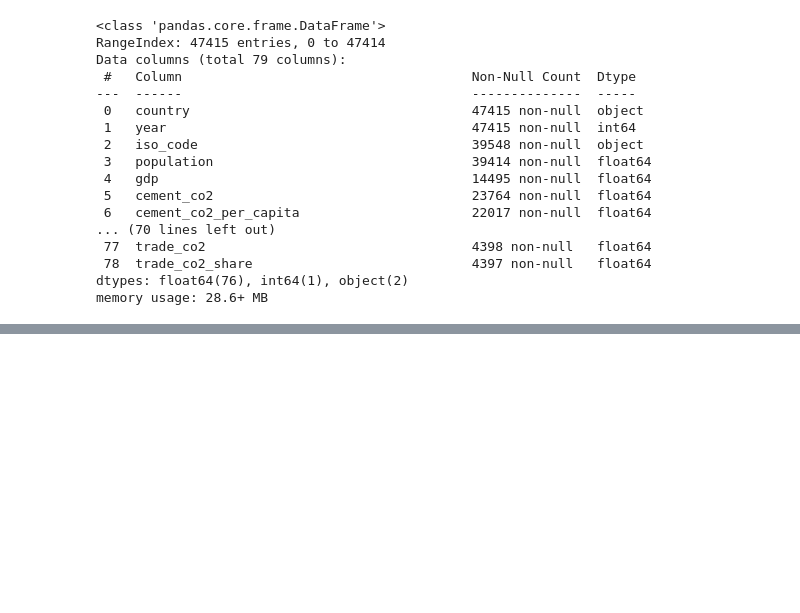
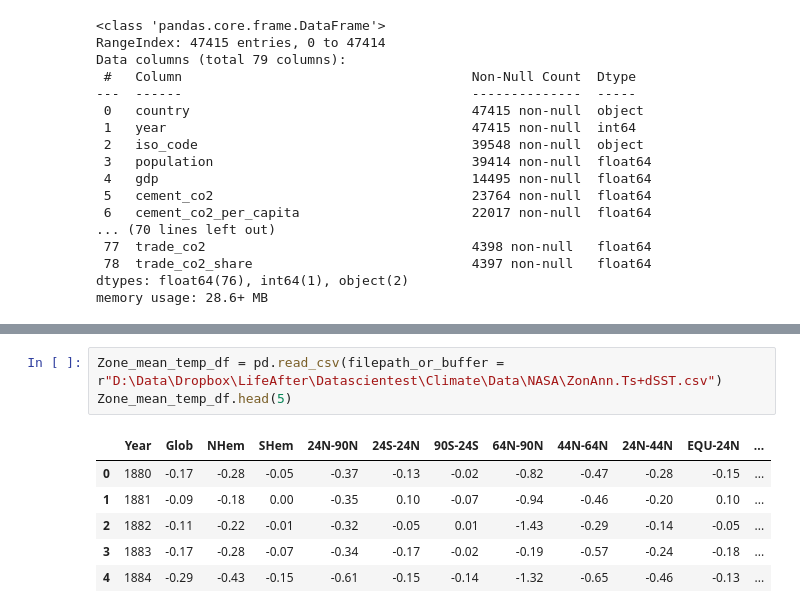
Before and after one commit to shichik07/ClimateAnalysis, a Jupyter notebook: DataExploration/Climate_Explore.ipynb, the cells around one changed output, grey strips where cells are left out. Drawn from its saved outputs; the diff is of its cells as text; blank space fills up the shorter version.

```diff
--- a/DataExploration/Climate_Explore.ipynb
+++ b/DataExploration/Climate_Explore.ipynb
@@ -112,0 +159,10 @@ Lastly, we load the temperature anomaly (deviation - reference period 1951-1980)
+# %%
+Zone_mean_temp_df = pd.read_csv(filepath_or_buffer = r"D:\Data\Dropbox\LifeAfter\Datascientest\Climate\Data\NASA\ZonAnn.Ts+dSST.csv")
+Zone_mean_temp_df.head(5)
+# %% [output]
+|  | Year | Glob | NHem | SHem | 24N-90N | 24S-24N | 90S-24S | 64N-90N | 44N-64N | 24N-44N | EQU-24N | ... |
+| 0 | 1880 | -0.17 | -0.28 | -0.05 | -0.37 | -0.13 | -0.02 | -0.82 | -0.47 | -0.28 | -0.15 | ... |
+| 1 | 1881 | -0.09 | -0.18 | 0.00 | -0.35 | 0.10 | -0.07 | -0.94 | -0.46 | -0.20 | 0.10 | ... |
+| 2 | 1882 | -0.11 | -0.22 | -0.01 | -0.32 | -0.05 | 0.01 | -1.43 | -0.29 | -0.14 | -0.05 | ... |
+| 3 | 1883 | -0.17 | -0.28 | -0.07 | -0.34 | -0.17 | -0.02 | -0.19 | -0.57 | -0.24 | -0.18 | ... |
+| 4 | 1884 | -0.29 | -0.43 | -0.15 | -0.61 | -0.15 | -0.14 | -1.32 | -0.65 | -0.46 | -0.13 | ... |
```
Also changed, not shown: parts of 11 cells of this notebook.
